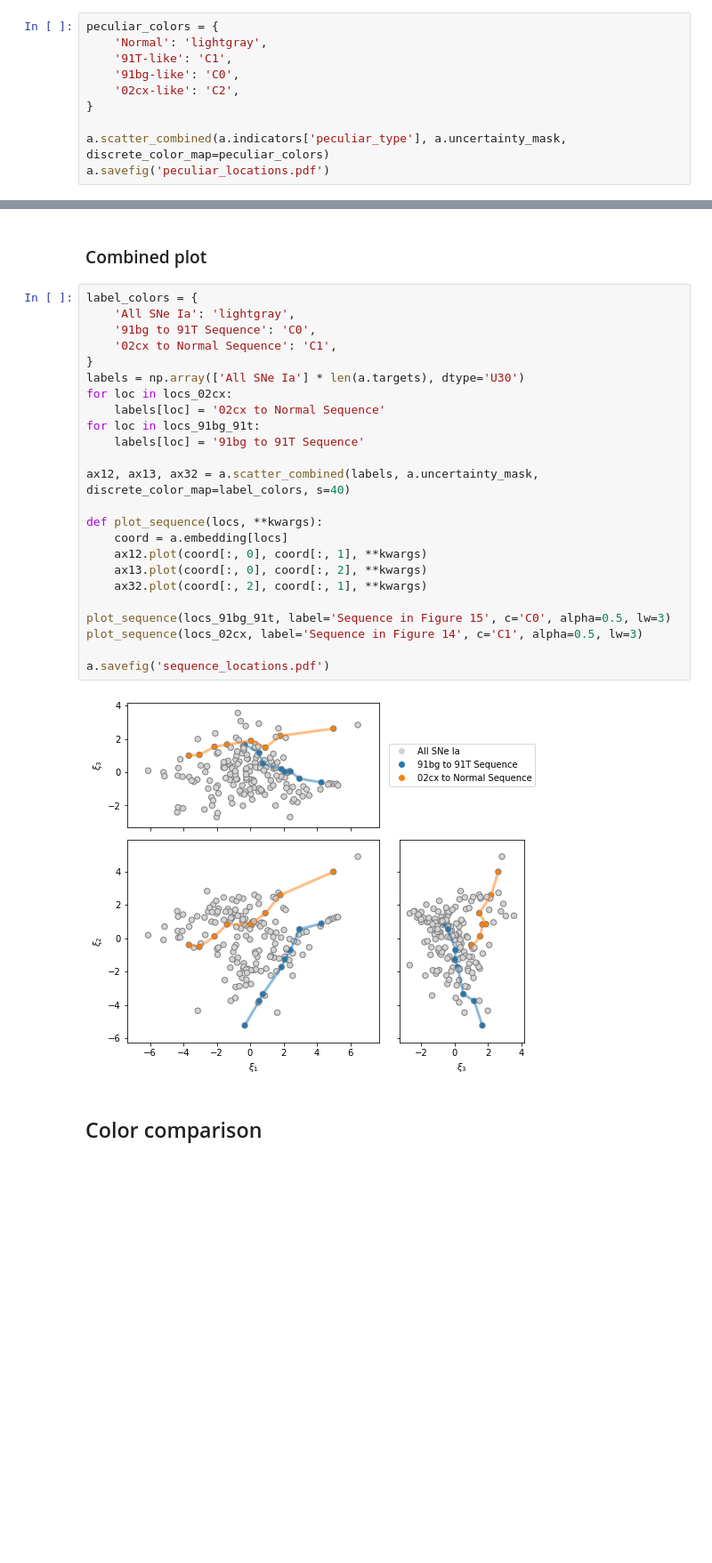
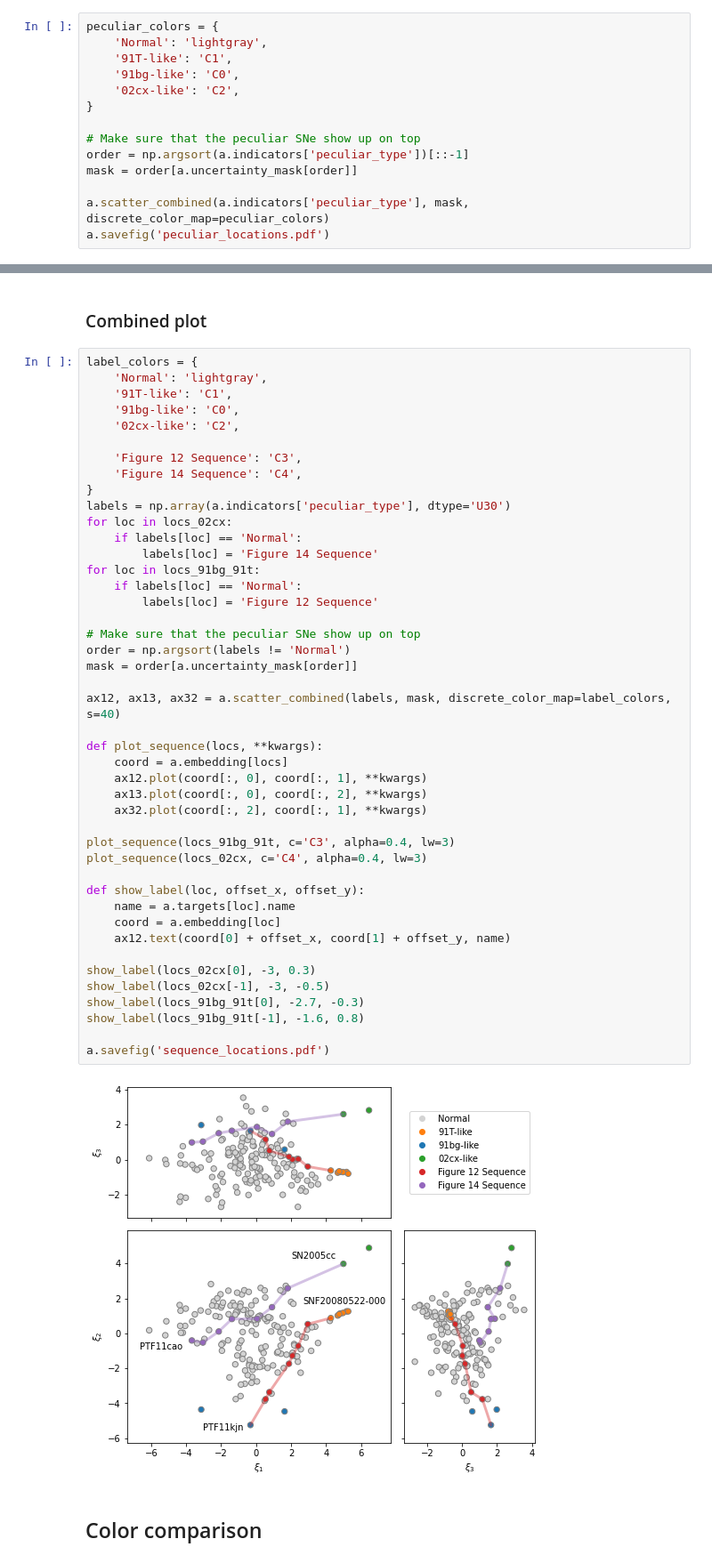
Before and after one commit to snfactory/twins_embedding, a Jupyter notebook: embedding_generation_plots.ipynb, the cells around one changed output, grey strips where cells are left out. Shown at 89% size. Drawn from its saved outputs; the diff is of its cells as text; blank space fills up the shorter version.

Commit message:
Tweaks to sequence plots

```diff
--- a/embedding_generation_plots.ipynb
+++ b/embedding_generation_plots.ipynb
@@ -1120,7 +1120,11 @@ peculiar_colors = {
     '02cx-like': 'C2',
 }
 
-a.scatter_combined(a.indicators['peculiar_type'], a.uncertainty_mask, discrete_color_map=peculiar_colors)
+# Make sure that the peculiar SNe show up on top
+order = np.argsort(a.indicators['peculiar_type'])[::-1]
+mask = order[a.uncertainty_mask[order]]
+
+a.scatter_combined(a.indicators['peculiar_type'], mask, discrete_color_map=peculiar_colors)
 a.savefig('peculiar_locations.pdf')
 # %% [output]
 [figure]
@@ -1284,30 +1288,50 @@ with a.latex_open('sequence_peculiars_cx.tex') as f:
 ### Combined plot
 # %%
 label_colors = {
-    'All SNe Ia': 'lightgray',
-    '91bg to 91T Sequence': 'C0',
-    '02cx to Normal Sequence': 'C1',
+    'Normal': 'lightgray',
+    '91T-like': 'C1',
+    '91bg-like': 'C0',
+    '02cx-like': 'C2',
+
+    'Figure 12 Sequence': 'C3',
+    'Figure 14 Sequence': 'C4',
 }
-labels = np.array(['All SNe Ia'] * len(a.targets), dtype='U30')
+labels = np.array(a.indicators['peculiar_type'], dtype='U30')
 for loc in locs_02cx:
-    labels[loc] = '02cx to Normal Sequence'
+    if labels[loc] == 'Normal':
+        labels[loc] = 'Figure 14 Sequence'
 for loc in locs_91bg_91t:
-    labels[loc] = '91bg to 91T Sequence'
+    if labels[loc] == 'Normal':
+        labels[loc] = 'Figure 12 Sequence'
 
-ax12, ax13, ax32 = a.scatter_combined(labels, a.uncertainty_mask, discrete_color_map=label_colors, s=40)
+# Make sure that the peculiar SNe show up on top
+order = np.argsort(labels != 'Normal')
+mask = order[a.uncertainty_mask[order]]
+
+ax12, ax13, ax32 = a.scatter_combined(labels, mask, discrete_color_map=label_colors, s=40)
 
 def plot_sequence(locs, **kwargs):
     coord = a.embedding[locs]
     ax12.plot(coord[:, 0], coord[:, 1], **kwargs)
     ax13.plot(coord[:, 0], coord[:, 2], **kwargs)
     ax32.plot(coord[:, 2], coord[:, 1], **kwargs)
 
-plot_sequence(locs_91bg_91t, label='Sequence in Figure 15', c='C0', alpha=0.5, lw=3)
-plot_sequence(locs_02cx, label='Sequence in Figure 14', c='C1', alpha=0.5, lw=3)
+plot_sequence(locs_91bg_91t, c='C3', alpha=0.4, lw=3)
+plot_sequence(locs_02cx, c='C4', alpha=0.4, lw=3)
+
+def show_label(loc, offset_x, offset_y):
+    name = a.targets[loc].name
+    coord = a.embedding[loc]
+    ax12.text(coord[0] + offset_x, coord[1] + offset_y, name)
+
+show_label(locs_02cx[0], -3, 0.3)
+show_label(locs_02cx[-1], -3, -0.5)
+show_label(locs_91bg_91t[0], -2.7, -0.3)
+show_label(locs_91bg_91t[-1], -1.6, 0.8)
 
 a.savefig('sequence_locations.pdf')
 # %% [output]
-[figure, old version]
+[figure, new version]
 # %% [markdown]
 ## Color comparison
 # %%
```
Also changed, not shown: parts of 5 cells of this notebook, 1 other file.
